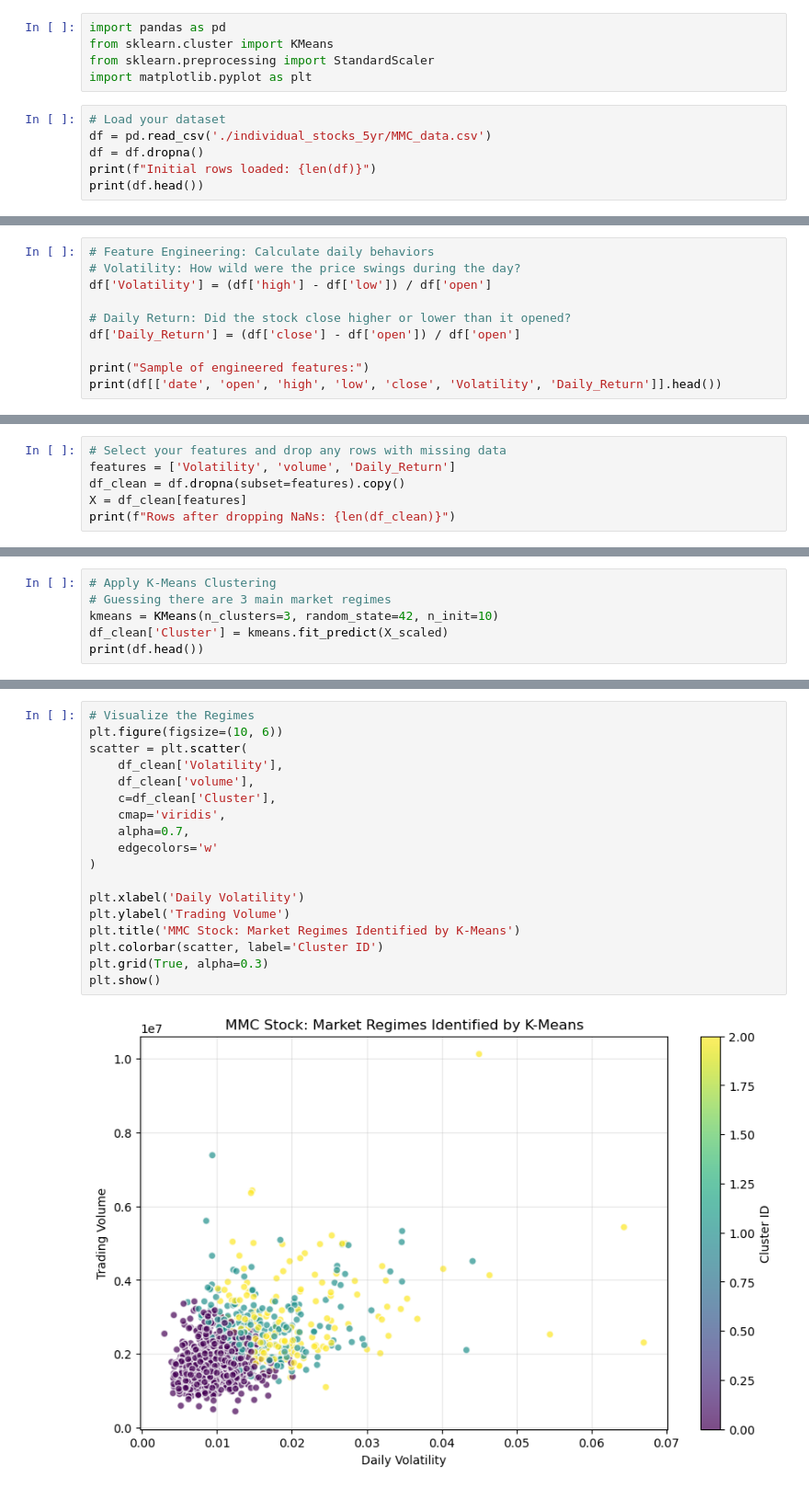
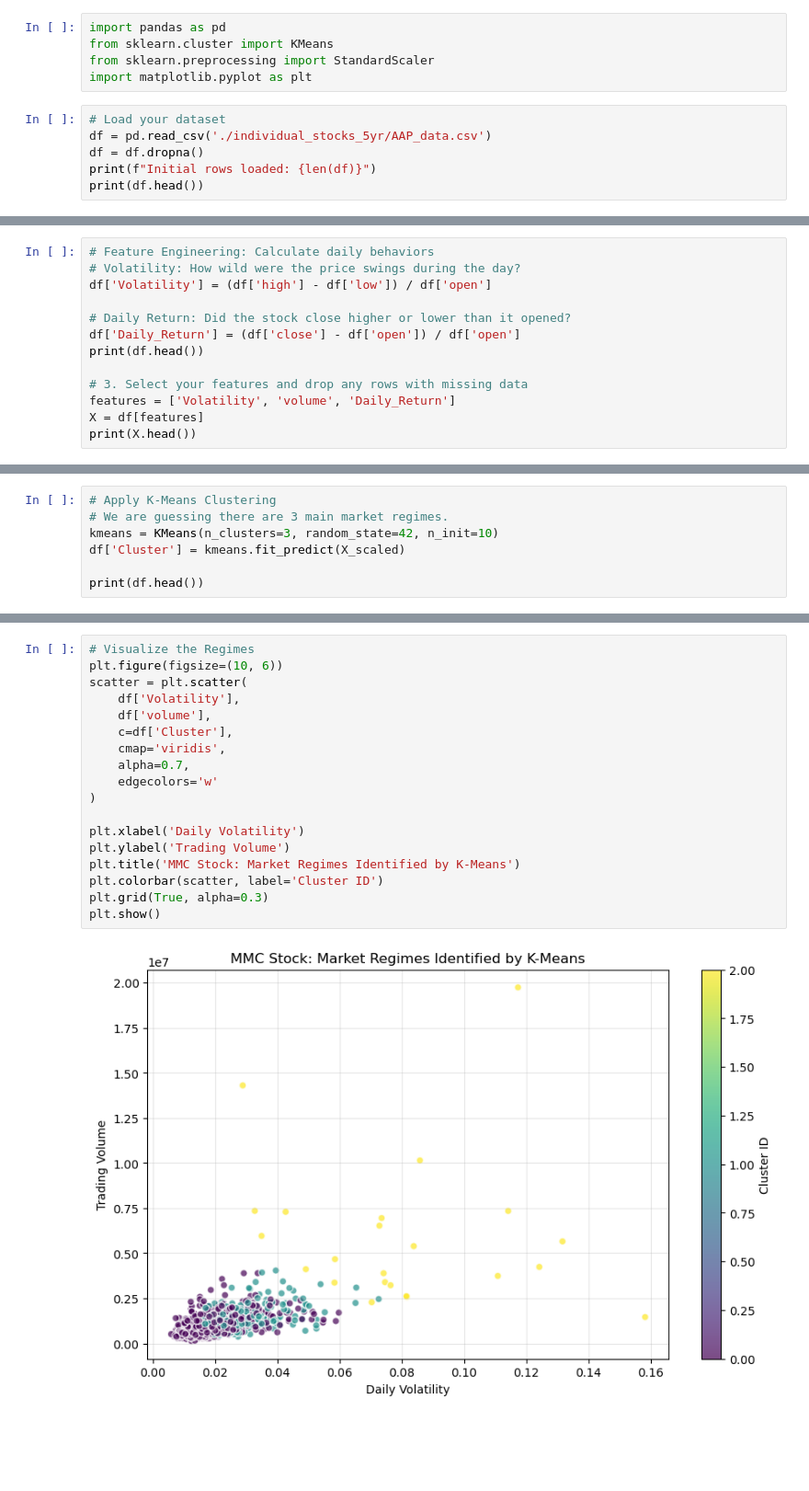
Before and after one commit to manoj1995madushanka/IT-5022-assignment, a Jupyter notebook: k_means.ipynb, the cells around one changed output, grey strips where cells are left out. Shown at 92% size. Saved outputs shown, nothing was run; the diff lists cells and outputs as text; blank space fills up the shorter version.

```diff
--- a/k_means.ipynb
+++ b/k_means.ipynb
@@ -5,7 +5,7 @@ from sklearn.preprocessing import StandardScaler
 import matplotlib.pyplot as plt
 # %%
 # Load your dataset
-df = pd.read_csv('./individual_stocks_5yr/MMC_data.csv')
+df = pd.read_csv('./individual_stocks_5yr/AAP_data.csv')
 df = df.dropna()
 print(f"Initial rows loaded: {len(df)}")
 print(df.head())
@@ -24,7 +24,10 @@ df['Volatility'] = (df['high'] - df['low']) / df['open']
 
 # Daily Return: Did the stock close higher or lower than it opened?
 df['Daily_Return'] = (df['close'] - df['open']) / df['open']
+print(df.head())
 
-print("Sample of engineered features:")
-print(df[['date', 'open', 'high', 'low', 'close', 'Volatility', 'Daily_Return']].head())
+# 3. Select your features and drop any rows with missing data
+features = ['Volatility', 'volume', 'Daily_Return']
+X = df[features]
+print(X.head())
 # %% [output]
@@ -38,6 +52,0 @@ Sample of engineered features:
-# %%
-# Select your features and drop any rows with missing data
-features = ['Volatility', 'volume', 'Daily_Return']
-df_clean = df.dropna(subset=features).copy()
-X = df_clean[features]
-print(f"Rows after dropping NaNs: {len(df_clean)}")
@@ -73,7 +64,8 @@ Data after standardization (first 5 rows):
 # %%
 # Apply K-Means Clustering
-# Guessing there are 3 main market regimes
+# We are guessing there are 3 main market regimes.
 kmeans = KMeans(n_clusters=3, random_state=42, n_init=10)
-df_clean['Cluster'] = kmeans.fit_predict(X_scaled)
+df['Cluster'] = kmeans.fit_predict(X_scaled)
+
 print(df.head())
 # %% [output]
@@ -115,20 +107,20 @@ Name: count, dtype: int64
 # %%
 # Visualize the Regimes
 plt.figure(figsize=(10, 6))
 scatter = plt.scatter(
-    df_clean['Volatility'],
-    df_clean['volume'],
-    c=df_clean['Cluster'],
+    df['Volatility'],
+    df['volume'],
+    c=df['Cluster'],
     cmap='viridis',
     alpha=0.7,
     edgecolors='w'
 )
 
 plt.xlabel('Daily Volatility')
 plt.ylabel('Trading Volume')
 plt.title('MMC Stock: Market Regimes Identified by K-Means')
 plt.colorbar(scatter, label='Cluster ID')
 plt.grid(True, alpha=0.3)
 plt.show()
 # %% [output]
-[figure, old version]
+[figure, new version]
```
Also changed, not shown: parts of 6 cells of this notebook.
